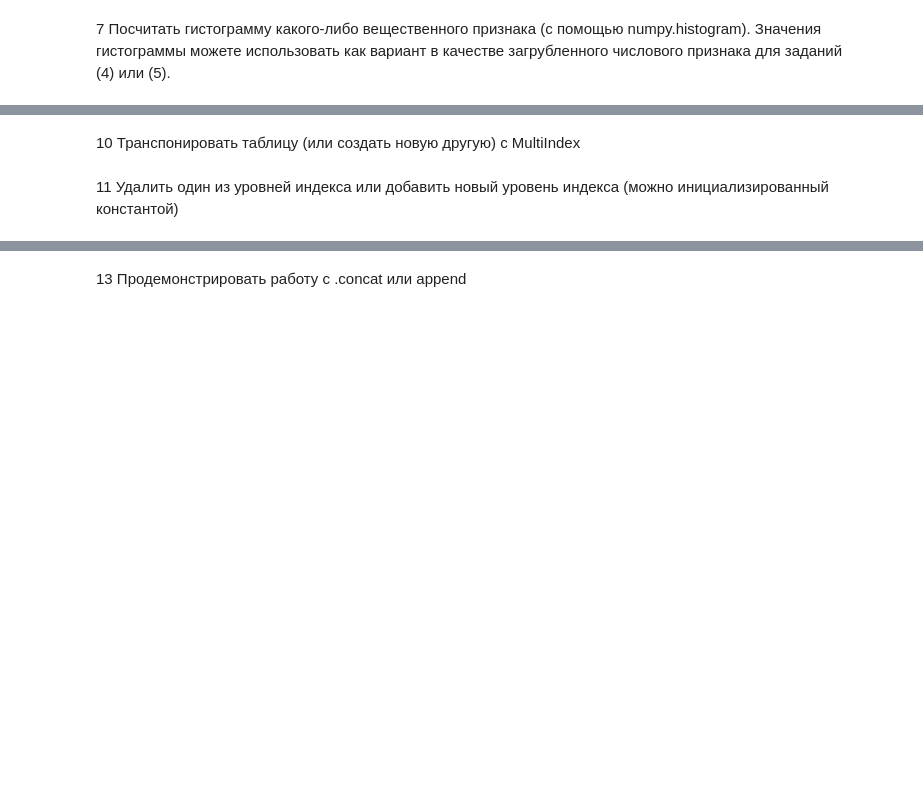
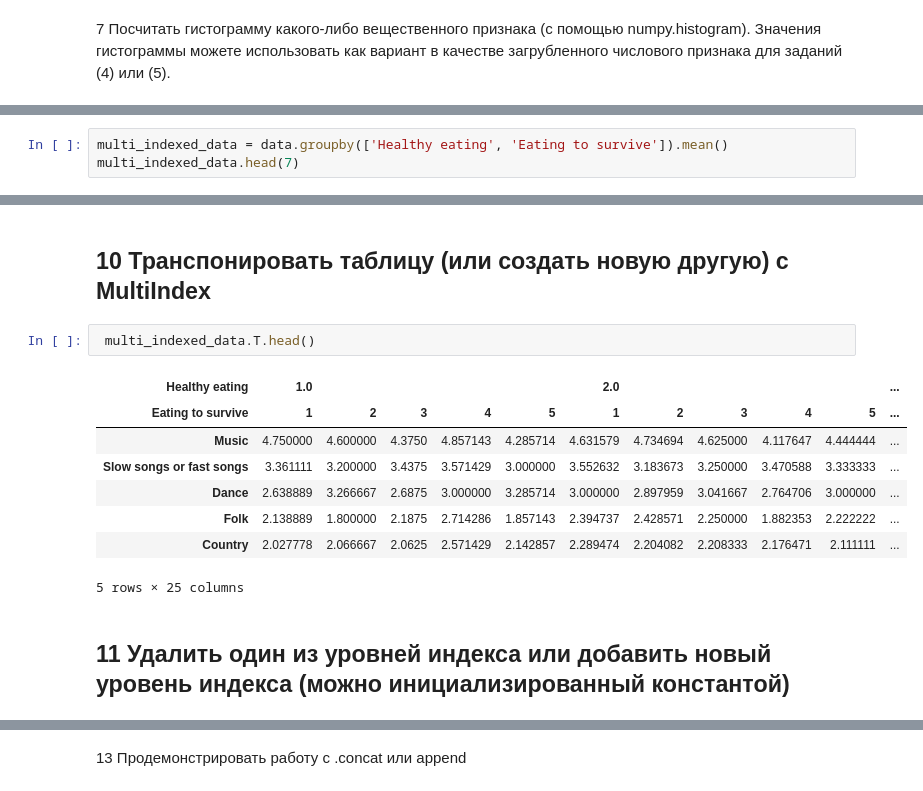
Before and after one commit to LinarKulinar/Data-Analysis-Tools-SSAU, a Jupyter notebook: Lab_1_Pandas_6133_Akhmetov.ipynb, the cells around one changed output, grey strips where cells are left out. Cells and saved outputs as stored; diff of their text form; blank space fills up the shorter version.

```diff
--- a/Lab_1_Pandas_6133_Akhmetov.ipynb
+++ b/Lab_1_Pandas_6133_Akhmetov.ipynb
@@ -439,0 +543,3 @@ https://pbpython.com/pandas-pivot-table-explained.html
+# %%
+multi_indexed_data = data.groupby(['Healthy eating', 'Eating to survive']).mean()
+multi_indexed_data.head(7)
@@ -442,4 +572,15 @@ https://pbpython.com/pandas-pivot-table-explained.html
 # %% [markdown]
-10 Транспонировать таблицу (или создать новую другую) с MultiIndex
+## 10 Транспонировать таблицу (или создать новую другую) с MultiIndex
+# %%
+ multi_indexed_data.T.head()
+# %% [output]
+| Healthy eating | 1.0 |  |  |  |  | 2.0 |  |  |  |  | ... |
+| Eating to survive | 1 | 2 | 3 | 4 | 5 | 1 | 2 | 3 | 4 | 5 | ... |
+| Music | 4.750000 | 4.600000 | 4.3750 | 4.857143 | 4.285714 | 4.631579 | 4.734694 | 4.625000 | 4.117647 | 4.444444 | ... |
+| Slow songs or fast songs | 3.361111 | 3.200000 | 3.4375 | 3.571429 | 3.000000 | 3.552632 | 3.183673 | 3.250000 | 3.470588 | 3.333333 | ... |
+| Dance | 2.638889 | 3.266667 | 2.6875 | 3.000000 | 3.285714 | 3.000000 | 2.897959 | 3.041667 | 2.764706 | 3.000000 | ... |
+| Folk | 2.138889 | 1.800000 | 2.1875 | 2.714286 | 1.857143 | 2.394737 | 2.428571 | 2.250000 | 1.882353 | 2.222222 | ... |
+| Country | 2.027778 | 2.066667 | 2.0625 | 2.571429 | 2.142857 | 2.289474 | 2.204082 | 2.208333 | 2.176471 | 2.111111 | ... |
+5 rows × 25 columns
 # %% [markdown]
-11 Удалить один из уровней индекса или добавить новый уровень индекса (можно инициализированный константой)
+## 11 Удалить один из уровней индекса или добавить новый уровень индекса (можно инициализированный константой)
```
Also changed, not shown: parts of 35 cells of this notebook.
